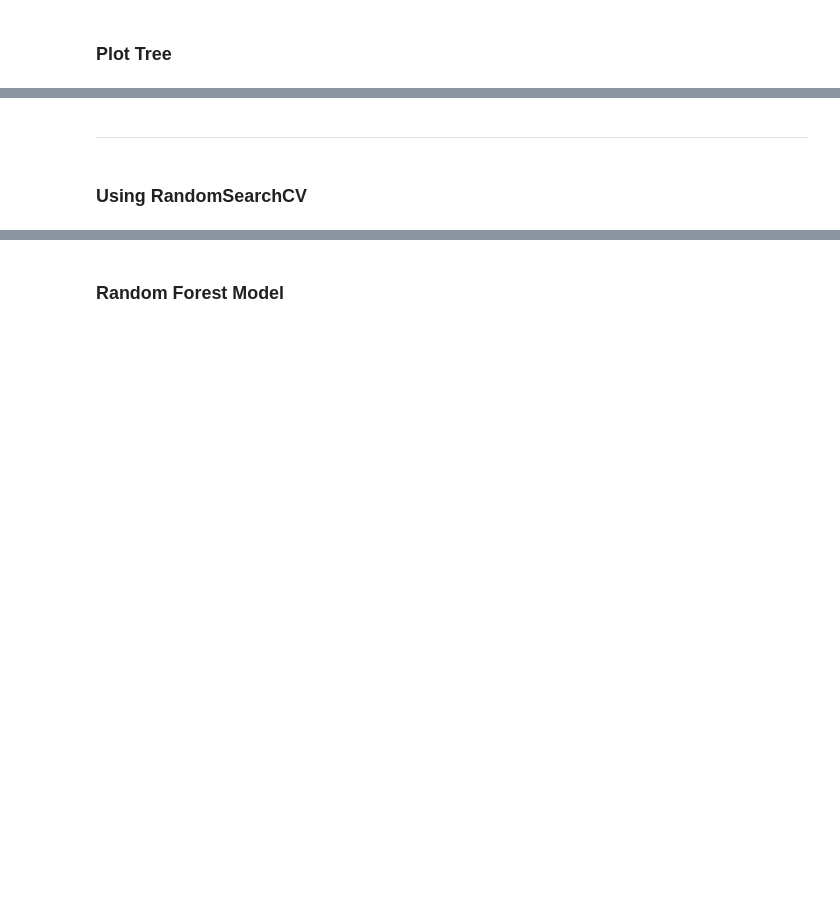
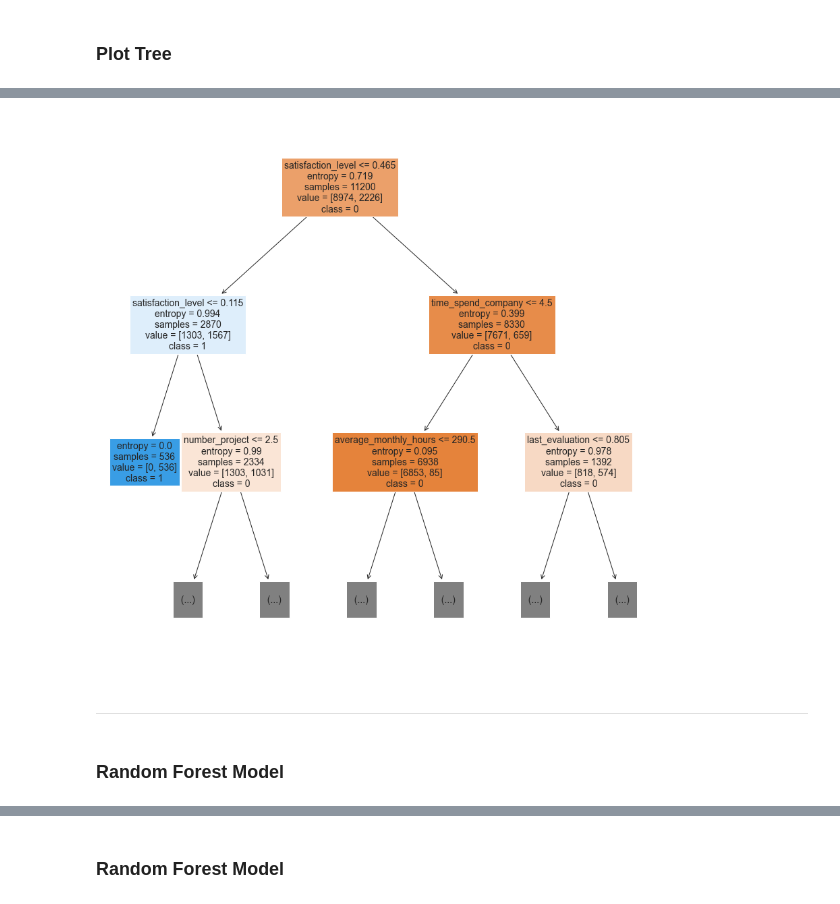
Before and after one commit to dennislamcv1/GoogleADA, a Jupyter notebook: Capstone/Machine Learning Capstone.ipynb, the cells around one changed output, grey strips where cells are left out. Cells and saved outputs as stored; diff of their text form; code cells hidden in the pictures; blank space fills up the shorter version.

```diff
--- a/Capstone/Machine Learning Capstone.ipynb
+++ b/Capstone/Machine Learning Capstone.ipynb
@@ -259,11 +577,13 @@ X.columns
 # %%
-plt.figure(figsize=(40,25))
-plot_tree(dt, feature_names=X.columns,class_names=['0','1'], fontsize=14, filled=True)
+plt.figure(figsize=(15,15))
+plot_tree(dt, max_depth=2, feature_names=X.columns,class_names=['0','1'], fontsize=14, filled=True)
 plt.show()
+# %% [output]
+[figure, added]
 # %% [markdown]
 ***
-# %% [markdown]
-### Using RandomSearchCV
+# %% [markdown]
+### Random Forest Model
 # %%
 rf = RandomForestClassifier(random_state=0)
 # %%
```
Also changed, not shown: parts of 101 cells of this notebook.
